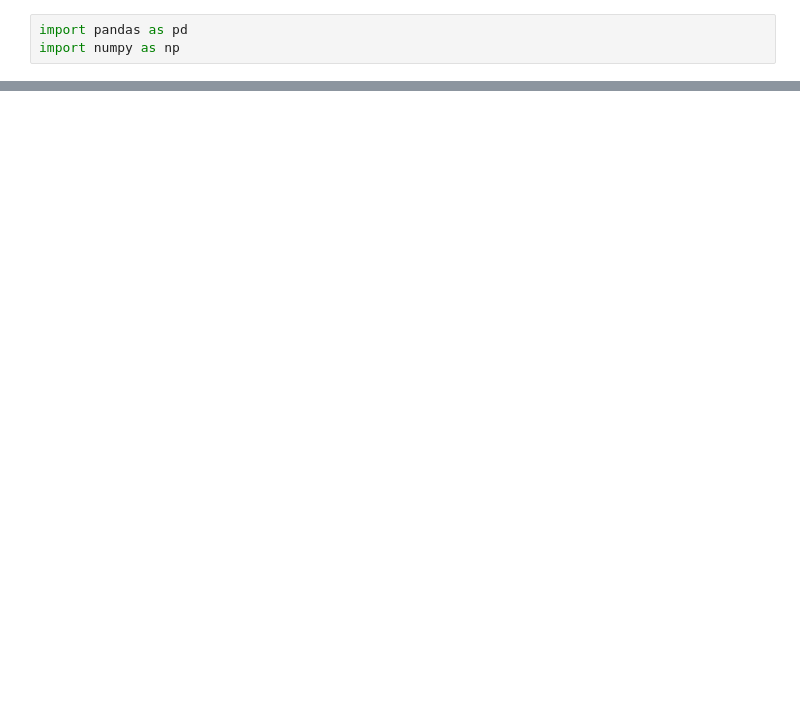
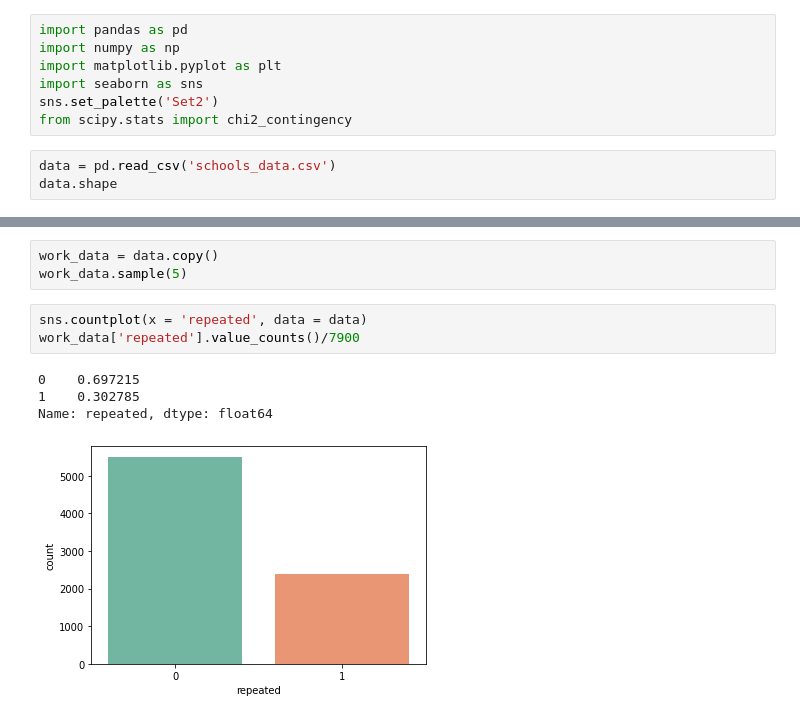
Before and after one commit to MPetrinovic/Personal-Projects, a Jupyter notebook: Rješenje.ipynb, the cells around one changed output, grey strips where cells are left out. Saved outputs shown, nothing was run; the diff lists cells and outputs as text; blank space fills up the shorter version.

```diff
--- a/Rješenje.ipynb
+++ b/Rješenje.ipynb
@@ -3,3 +3,10 @@
 # %%
 import pandas as pd
 import numpy as np
+import matplotlib.pyplot as plt
+import seaborn as sns
+sns.set_palette('Set2')
+from scipy.stats import chi2_contingency
+# %%
+data = pd.read_csv('schools_data.csv')
+data.shape
@@ -5,0 +24,11 @@ import numpy as np
+# %%
+work_data = data.copy()
+work_data.sample(5)
+# %%
+sns.countplot(x = 'repeated', data = data)
+work_data['repeated'].value_counts()/7900
+# %% [output]
+0    0.697215
+1    0.302785
+Name: repeated, dtype: float64
+[figure, added]
```
Also changed, not shown: parts of 21 cells of this notebook.
